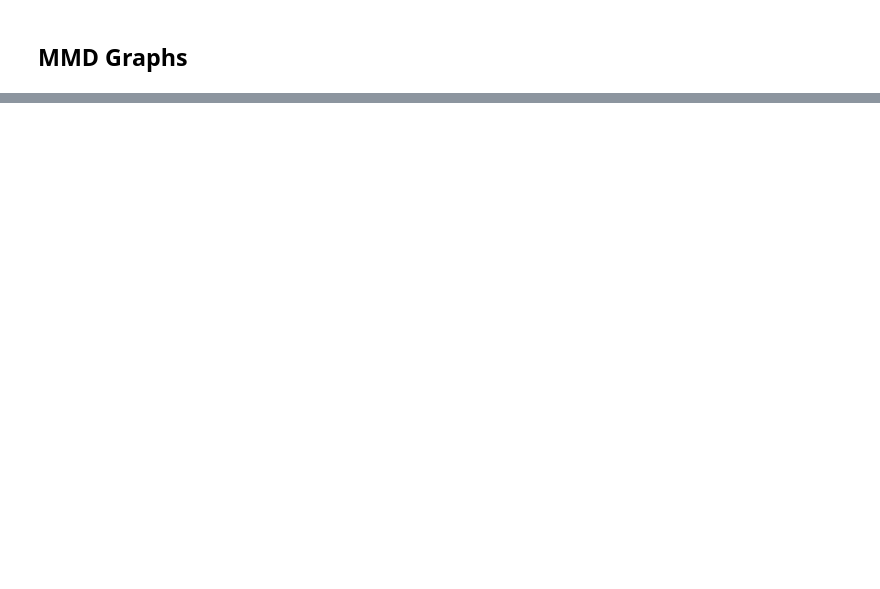
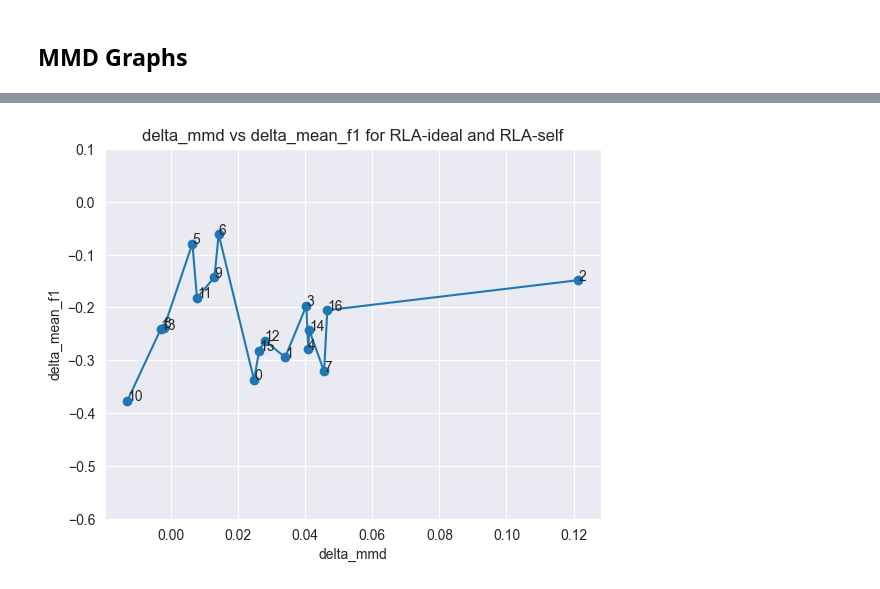
Before and after one commit to Gr33nMayhem/PERCOM_Variability_Research, a Jupyter notebook: notebooks/results_notebook/graph_creation_realdisp.ipynb, the cells around one changed output, grey strips where cells are left out. Drawn from its saved outputs; the diff is of its cells as text; code cells hidden in the pictures; blank space fills up the shorter version.

```diff
--- a/notebooks/results_notebook/graph_creation_realdisp.ipynb
+++ b/notebooks/results_notebook/graph_creation_realdisp.ipynb
@@ -238,0 +308,4 @@ def generate_delta_mmd_graph(device1, device2):
+# %%
+generate_delta_mmd_graph(train_device_1, train_device_2, 'tinyhar')
+# %% [output]
+[figure, added]
```
Also changed, not shown: parts of 11 cells of this notebook.
